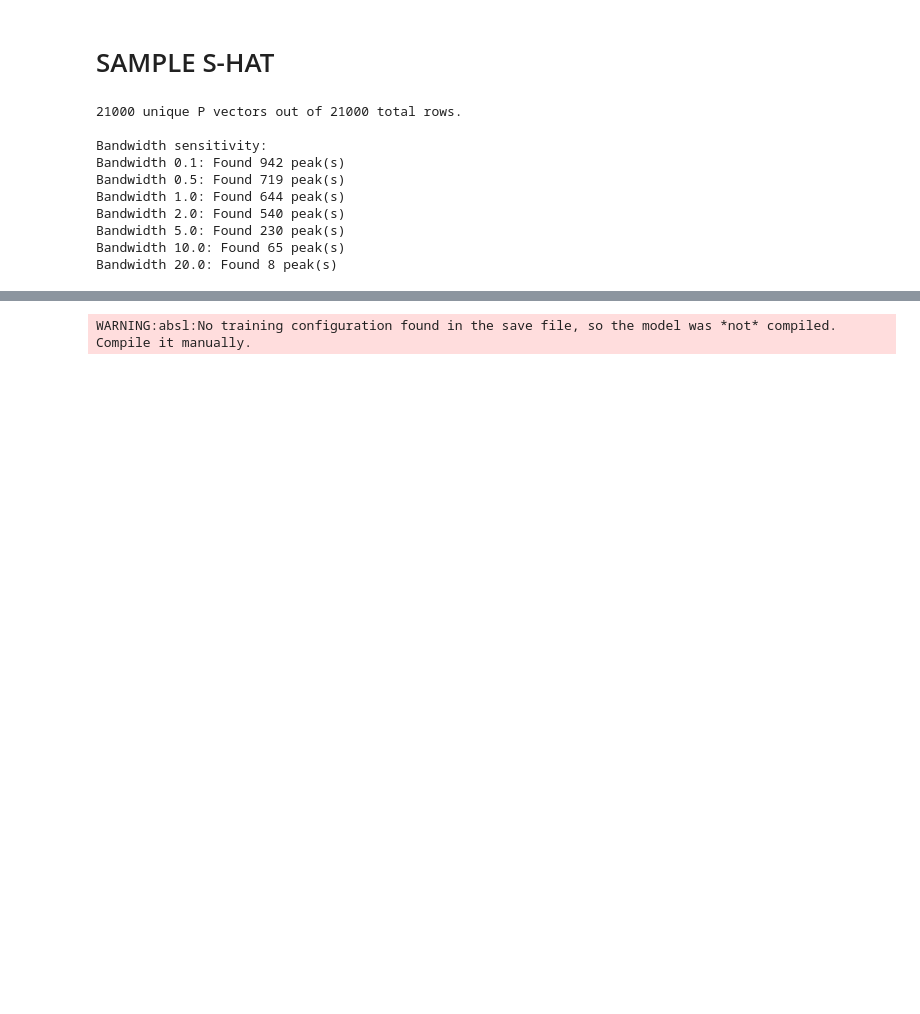
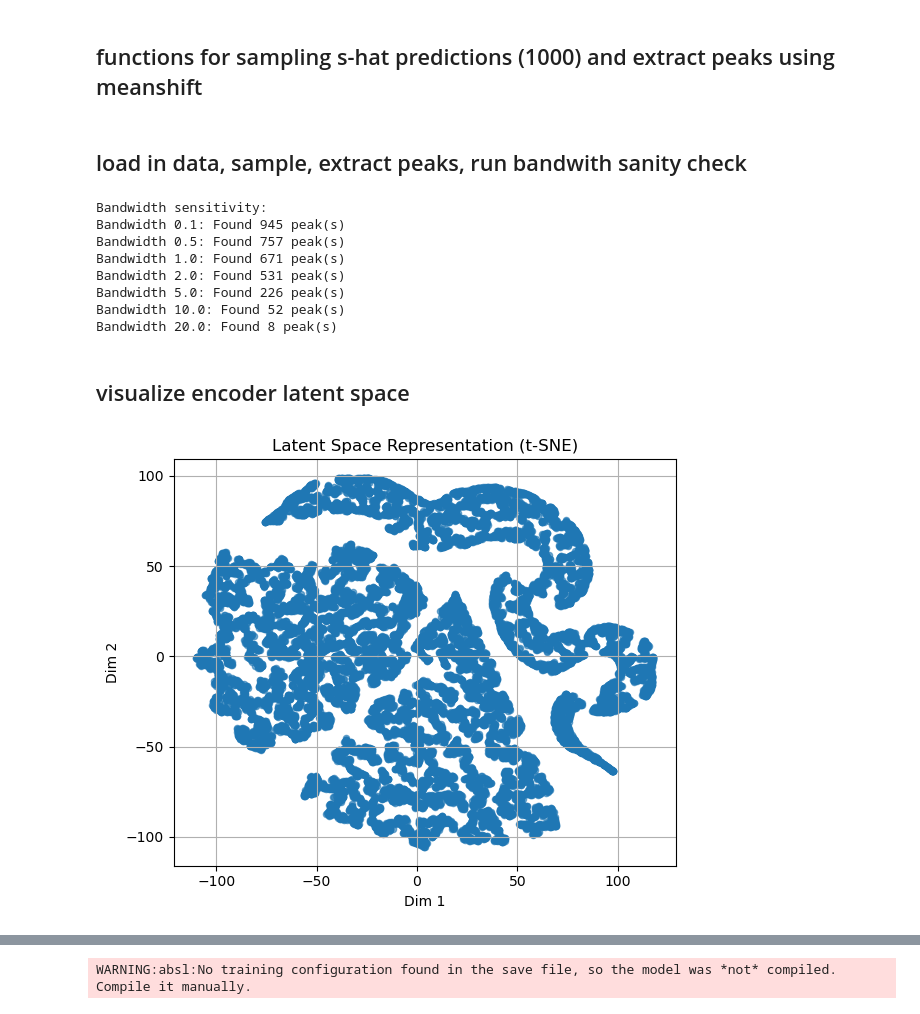
Before and after one commit to ellielin23/inverse_design_spinodoids, a Jupyter notebook: spinodoid_cvae/evaluate.ipynb, the cells around one changed output, grey strips where cells are left out. Cells and saved outputs as stored; diff of their text form; code cells hidden in the pictures; blank space fills up the shorter version.

```diff
--- a/spinodoid_cvae/evaluate.ipynb
+++ b/spinodoid_cvae/evaluate.ipynb
@@ -71,5 +85,5 @@ BETA: 0.0
 # %% [markdown]
-# SAMPLE S-HAT
+## functions for sampling s-hat predictions (1000) and extract peaks using meanshift
 # %%
 # === sampling function ===
 def get_S_hats(P_val, num_samples=1000):
@@ -84,13 +98,13 @@ def get_S_hat_peaks(S_hats, bandwidth=5.0):
     ms = MeanShift(bandwidth=bandwidth, bin_seeding=True)
     ms.fit(S_hats)
     return ms.cluster_centers_
+# %% [markdown]
+## load in data, sample, extract peaks, run bandwith sanity check
 # %%
 # === load data ===
 P_all, S_all = load_dataset(DATA_PATH)
 P_val = P_all[0].unsqueeze(0).to(device)   # (1, P_dim)
 S_true = S_all[0].cpu().numpy()            # (S_dim,)
-P_unique = torch.unique(P_all, dim=0)
-print(f"{len(P_unique)} unique P vectors out of {len(P_all)} total rows.")
 
 # === run sampling and peak extraction ===
 S_hats = get_S_hats(P_val, num_samples=1000)
@@ -102,13 +116,47 @@ for bw in [0.1, 0.5, 1.0, 2.0, 5.0, 10.0, 20.0]:
     peaks = get_S_hat_peaks(S_hats, bandwidth=bw)
     print(f"Bandwidth {bw:.1f}: Found {len(peaks)} peak(s)")
 # %% [output]
-21000 unique P vectors out of 21000 total rows.
-
 Bandwidth sensitivity:
-Bandwidth 0.1: Found 942 peak(s)
-Bandwidth 0.5: Found 719 peak(s)
-Bandwidth 1.0: Found 644 peak(s)
-Bandwidth 2.0: Found 540 peak(s)
-Bandwidth 5.0: Found 230 peak(s)
-Bandwidth 10.0: Found 65 peak(s)
+Bandwidth 0.1: Found 945 peak(s)
+Bandwidth 0.5: Found 757 peak(s)
+Bandwidth 1.0: Found 671 peak(s)
+Bandwidth 2.0: Found 531 peak(s)
+Bandwidth 5.0: Found 226 peak(s)
+Bandwidth 10.0: Found 52 peak(s)
 Bandwidth 20.0: Found 8 peak(s)
+# %% [markdown]
+## visualize encoder latent space
+# %%
+from sklearn.manifold import TSNE
+
+# === compute latent representations (mean vectors only) ===
+with torch.no_grad():
+    mu_list = []
+    for i in range(len(P_all)):
+        S_i = S_all[i].unsqueeze(0).to(device)
+        P_i = P_all[i].unsqueeze(0).to(device)
+        mu, _ = encoder(S_i, P_i)
+        mu_list.append(mu.cpu().numpy())
+
+Z_mu = np.vstack(mu_list)  # shape: (num_samples, latent_dim)
+
+# === dimensionality reduction ===
+# option 1: PCA
+# pca = PCA(n_components=2)
+# Z_2D = pca.fit_transform(Z_mu)
+
+# option 2: t-SNE (uncomment if preferred)
+tsne = TSNE(n_components=2, perplexity=30, n_iter=1000, random_state=SEED)
+Z_2D = tsne.fit_transform(Z_mu)
+
+# === visualization ===
+plt.figure(figsize=(6, 5))
+plt.scatter(Z_2D[:, 0], Z_2D[:, 1], alpha=0.6, s=20, cmap='viridis')
+plt.title("Latent Space Representation (t-SNE)")
+plt.xlabel("Dim 1")
+plt.ylabel("Dim 2")
+plt.grid(True)
+plt.tight_layout()
+plt.show()
+# %% [output]
+[figure, added]
```
Also changed, not shown: parts of 11 cells of this notebook.
